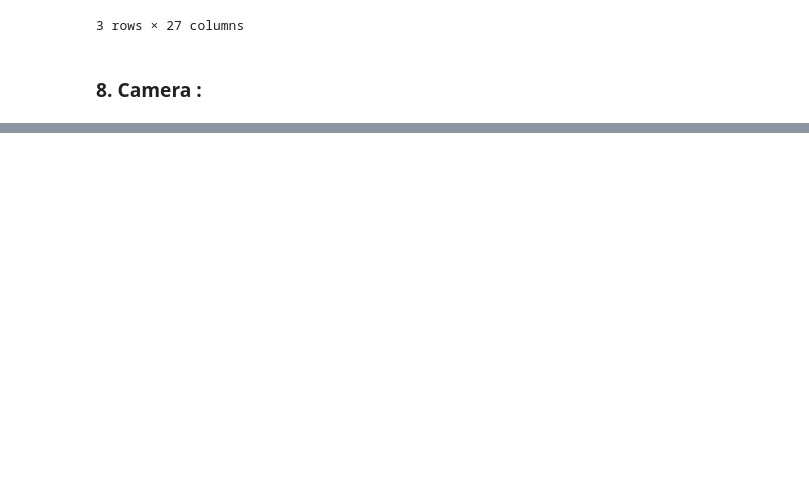
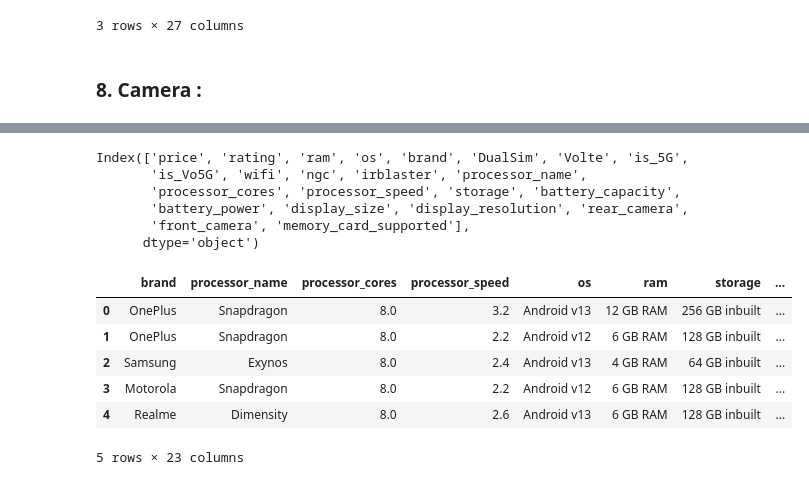
Before and after one commit to DeepeshIITdh/Tech-Items-Price-Predictor, a Jupyter notebook: Smartphones_Price_Predictor_Data_Preprocessing.ipynb, the cells around one changed output, grey strips where cells are left out. Saved outputs shown, nothing was run; the diff lists cells and outputs as text; code cells hidden in the pictures; blank space fills up the shorter version.

```diff
--- a/Smartphones Price Predictor.ipynb
+++ b/Smartphones_Price_Predictor_Data_Preprocessing.ipynb
@@ -496,0 +526,11 @@ array(['50  ', '64  ', '108  ', '12  ', '200  ', '200  Quad Rear ',
+# %%
+memory_card_supported = []
+for word in card_series:
+    if 'Not' in word:
+        memory_card_supported.append(0)
+    elif 'None' in word:
+        memory_card_supported.append(np.nan)
+    else:
+        memory_card_supported.append(1)
+
+df['memory_card_supported']=memory_card_supported
@@ -496,0 +567,3 @@ array(['50  ', '64  ', '108  ', '12  ', '200  ', '200  Quad Rear ',
+# %%
+# operating system
+df['os'] = df['os'].fillna('').apply(lambda x:x if 'v' in x else np.nan)
@@ -496,0 +592,26 @@ array(['50  ', '64  ', '108  ', '12  ', '200  ', '200  Quad Rear ',
+# %%
+# model, sim, processor, battery, display, camera, card
+df.drop(columns=['model','sim','processor','battery','display','camera','card'],inplace=True)
+# %%
+df.columns
+# %% [output]
+Index(['price', 'rating', 'ram', 'os', 'brand', 'DualSim', 'Volte', 'is_5G',
+       'is_Vo5G', 'wifi', 'ngc', 'irblaster', 'processor_name',
+       'processor_cores', 'processor_speed', 'storage', 'battery_capacity',
+       'battery_power', 'display_size', 'display_resolution', 'rear_camera',
+       'front_camera', 'memory_card_supported'],
+      dtype='object')
+# %%
+df = df[['brand', 'processor_name','processor_cores', 'processor_speed','os','ram', 'storage', 'battery_capacity','battery_power',
+'DualSim', 'Volte', 'is_5G','is_Vo5G', 'wifi', 'ngc', 'irblaster', 'display_size', 'display_resolution',
+'rear_camera','front_camera','memory_card_supported','rating','price']]
+# %%
+df.head()
+# %% [output]
+|  | brand | processor_name | processor_cores | processor_speed | os | ram | storage | ... |
+| 0 | OnePlus | Snapdragon | 8.0 | 3.2 | Android v13 | 12 GB RAM | 256 GB inbuilt | ... |
+| 1 | OnePlus | Snapdragon | 8.0 | 2.2 | Android v12 | 6 GB RAM | 128 GB inbuilt | ... |
+| 2 | Samsung | Exynos | 8.0 | 2.4 | Android v13 | 4 GB RAM | 64 GB inbuilt | ... |
+| 3 | Motorola | Snapdragon | 8.0 | 2.2 | Android v12 | 6 GB RAM | 128 GB inbuilt | ... |
+| 4 | Realme | Dimensity | 8.0 | 2.6 | Android v13 | 6 GB RAM | 128 GB inbuilt | ... |
+5 rows × 23 columns
```
Also changed, not shown: parts of 15 cells of this notebook, 2 other files.
